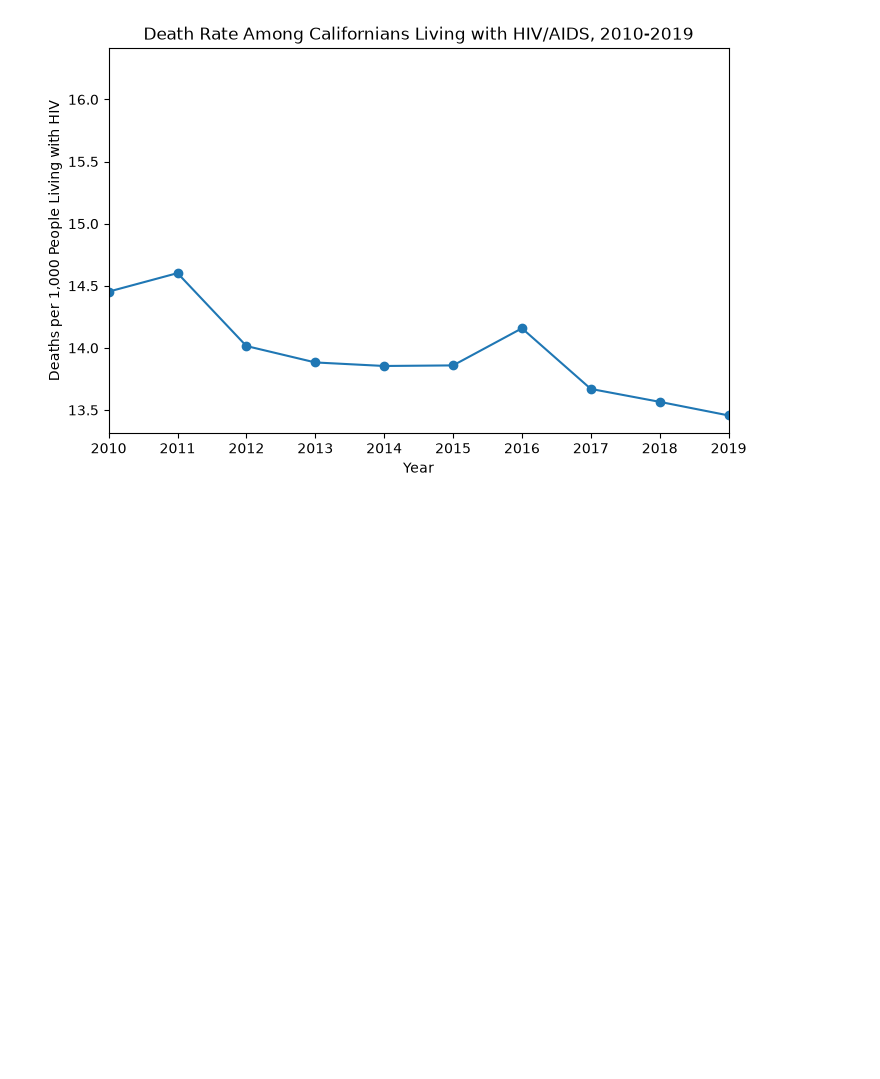
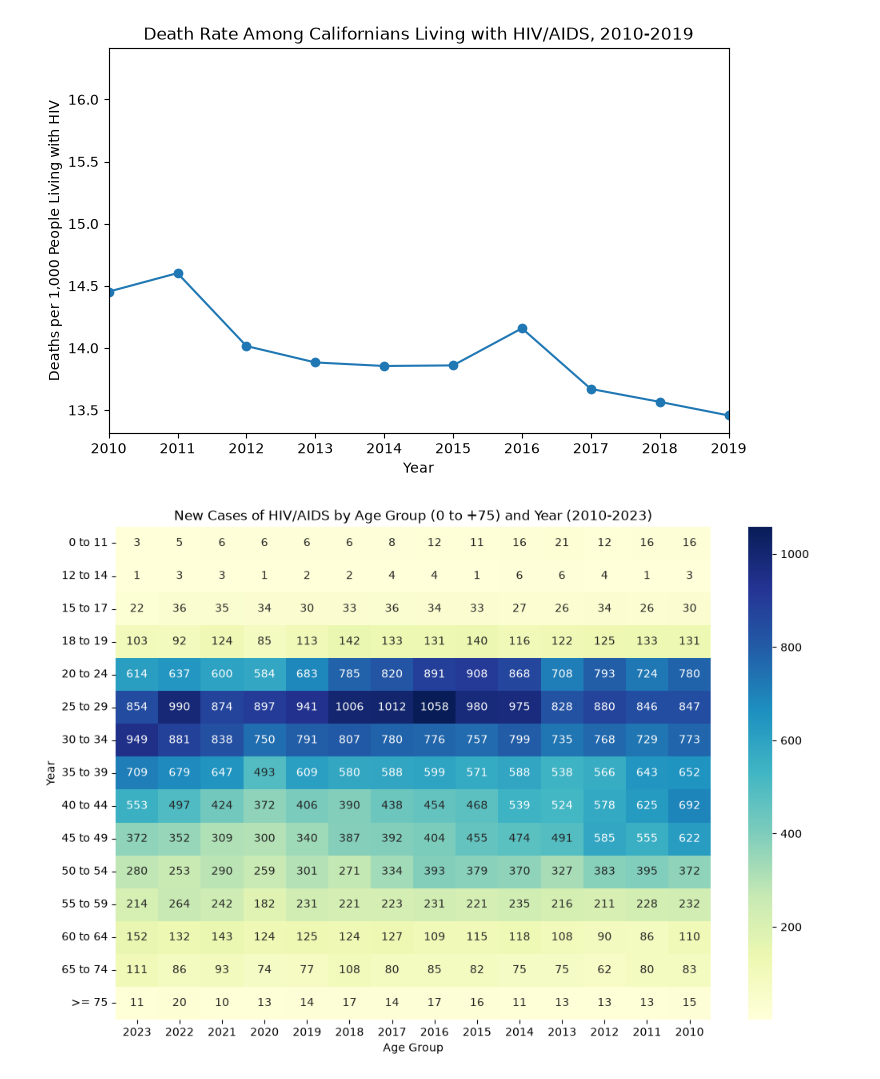
Before and after one commit to gaayathrimathuria/DS2023-Project2-HIVAIDS, a Jupyter notebook: Project2.ipynb, the cells around one changed output. Cells and saved outputs as stored; diff of their text form; code cells hidden in the pictures; blank space fills up the shorter version.

Commit message:
Created heatmap of age and new case counts

```diff
--- a/Project2.ipynb
+++ b/Project2.ipynb
@@ -94,3 +90,21 @@ plt.show()
 #could maybe annotate the graph with a line of overall california death rate
 # %% [output]
 [figure]
+# %%
+# heatmap of age and new case counts
+age = hiv_aids[hiv_aids["Category"] == "Age"].pivot(
+    index="Year", columns="Group", values="Count_New" # selected new cases for the heatmap, but could also do living or deaths
+).sort_index(ascending=False).T # I'm not sure why it's not in descending order
+
+plt.figure(figsize=(12, 8))
+sns.heatmap(age, cmap="YlGnBu", annot=True, fmt="g")
+plt.xlabel("Age Group")
+plt.xticks(rotation=0)
+plt.ylabel("Year")
+plt.yticks(rotation=0)
+plt.title("New Cases of HIV/AIDS by Age Group (0 to +75) and Year (2010-2023)")
+plt.show()
+
+# could use plotly for an interactive heatmap
+# %% [output]
+[figure, added]
```
Also changed, not shown: parts of 1 cell of this notebook.
